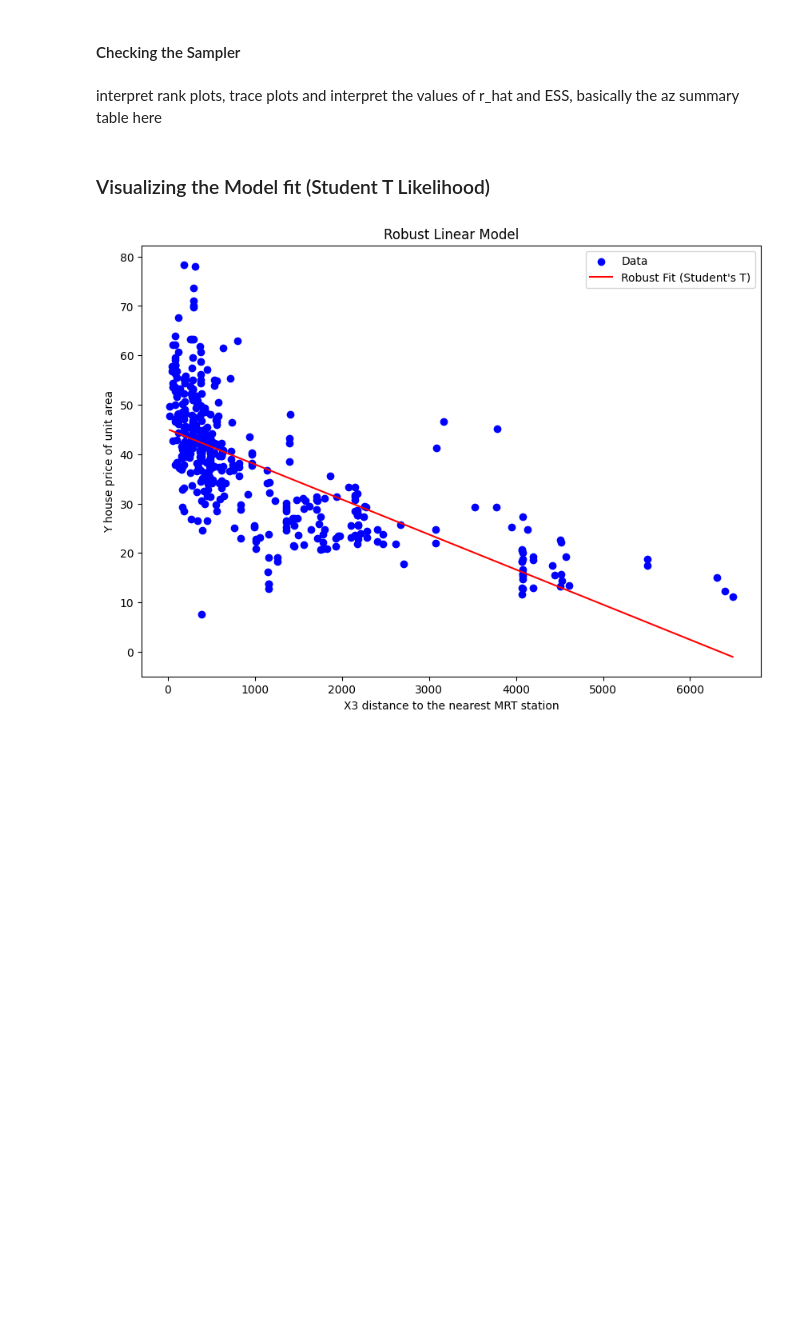
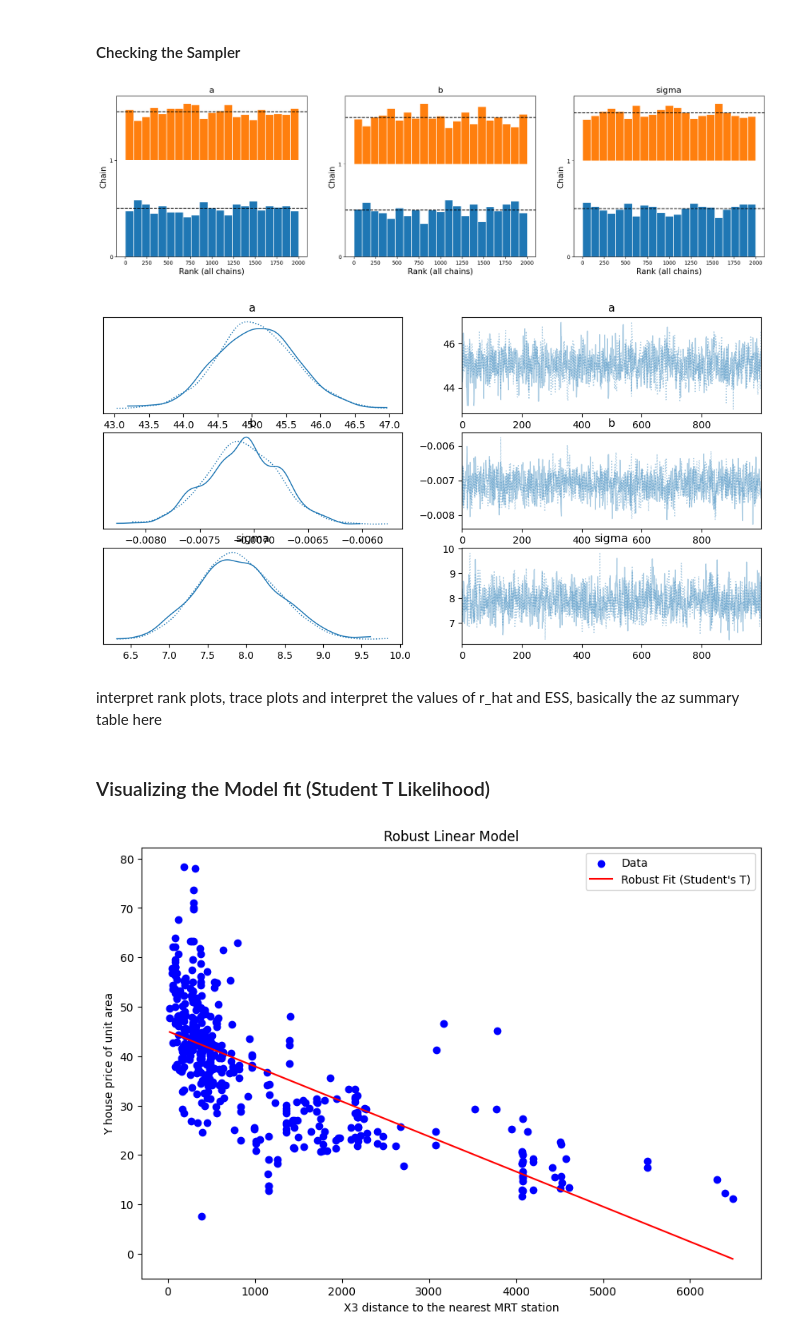
Before and after one commit to MacBeth-M/CS146-Project-1---Linear-Regression, a Jupyter notebook: CS146LinearRegression.ipynb, the cells around one changed output. Cells and saved outputs as stored; diff of their text form; code cells hidden in the pictures; blank space fills up the shorter version.

```diff
--- a/CS146LinearRegression.ipynb
+++ b/CS146LinearRegression.ipynb
@@ -183,6 +192,11 @@ Sampling 2 chains for 1_000 tune and 1_000 draw iterations (2_000 + 2_000 draws
 We recommend running at least 4 chains for robust computation of convergence diagnostics
 # %% [markdown]
 #### Checking the Sampler
+# %%
+rank_trace(robust_linear_trace)
+# %% [output]
+[figure, added]
+[figure, added]
 # %% [markdown]
 interpret rank plots, trace plots and interpret the values of r_hat and ESS, basically the az summary table here
 # %% [markdown]
```
Also changed, not shown: parts of 16 cells of this notebook.
